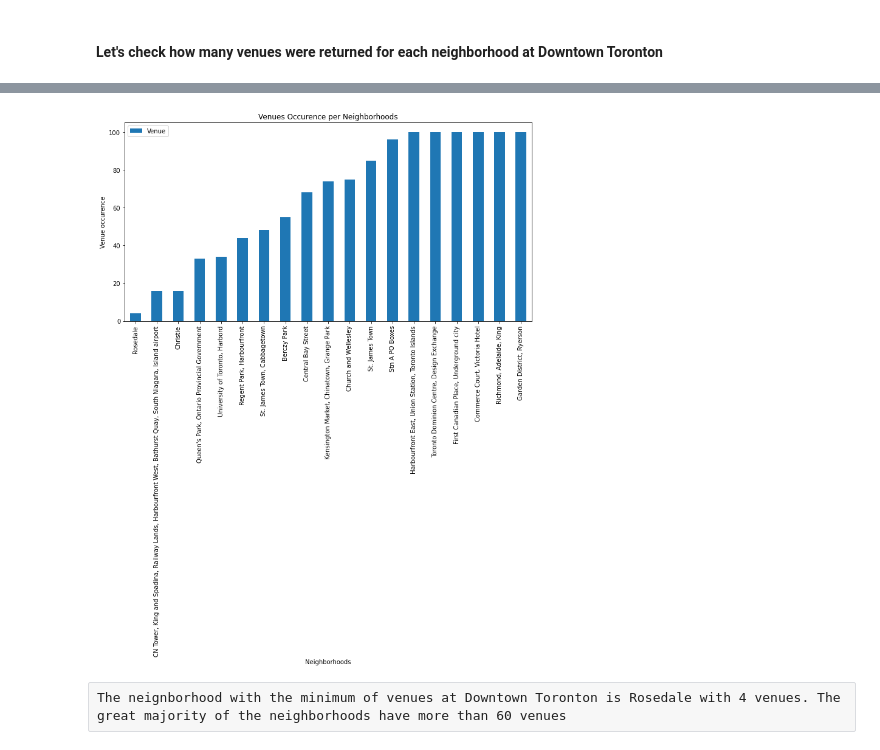
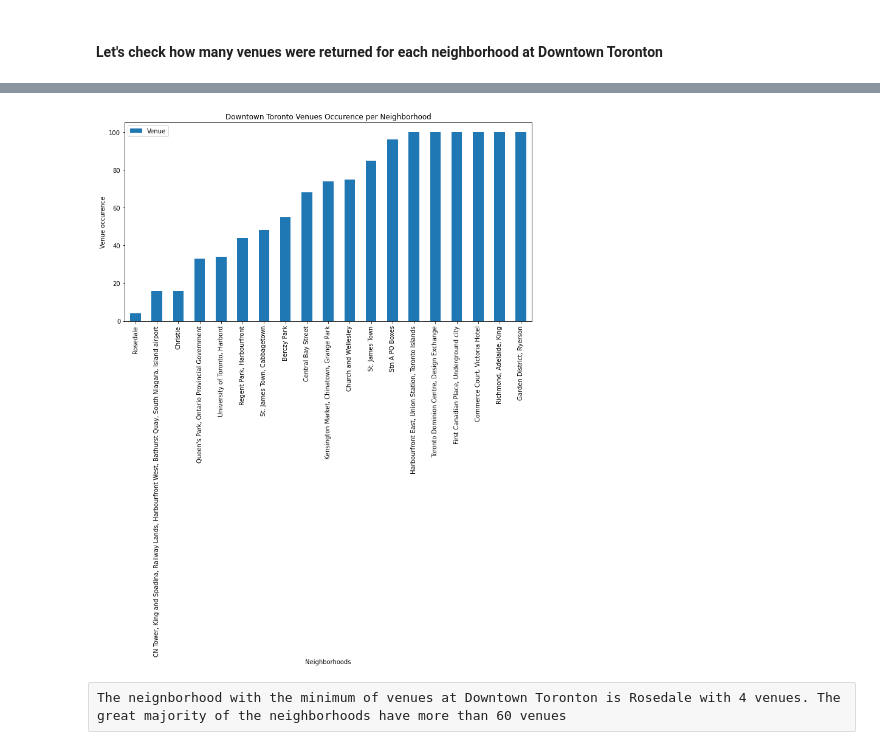
Before and after one commit to yolande22/Coursera_Capstone, a Jupyter notebook: Capstone Project_NY &Toronto_Neighborhood Notebook.ipynb, the cells around one changed output, grey strips where cells are left out. Drawn from its saved outputs; the diff is of its cells as text; code cells hidden in the pictures.

```diff
--- a/Capstone Project_NY &Toronto_Neighborhood Notebook.ipynb
+++ b/Capstone Project_NY &Toronto_Neighborhood Notebook.ipynb
@@ -808,14 +808,14 @@ toronto_venues.groupby('Neighborhood').count()
 # %%
 # generate histogram
 toronto_venues[['Neighborhood', 'Venue']].groupby(['Neighborhood']).count().sort_values('Venue').plot(kind='bar', figsize=(12, 6))
 
 plt.xlabel('Neighborhoods') # add to x-label to the plot
 plt.ylabel('Venue occurence') # add y-label to the plot
-plt.title('Venues Occurence per Neighborhoods') # add title to the plot
+plt.title('Downtown Toronto Venues Occurence per Neighborhood') # add title to the plot
 
 plt.show()
 # %% [output]
-[figure, old version]
+[figure, new version]
 # %% [raw]
 The neignborhood with the minimum of venues at Downtown Toronton is Rosedale with 4 venues. The great majority of the neighborhoods have more than 60 venues
 # %% [markdown]
```
Also changed, not shown: parts of 3 cells of this notebook.
